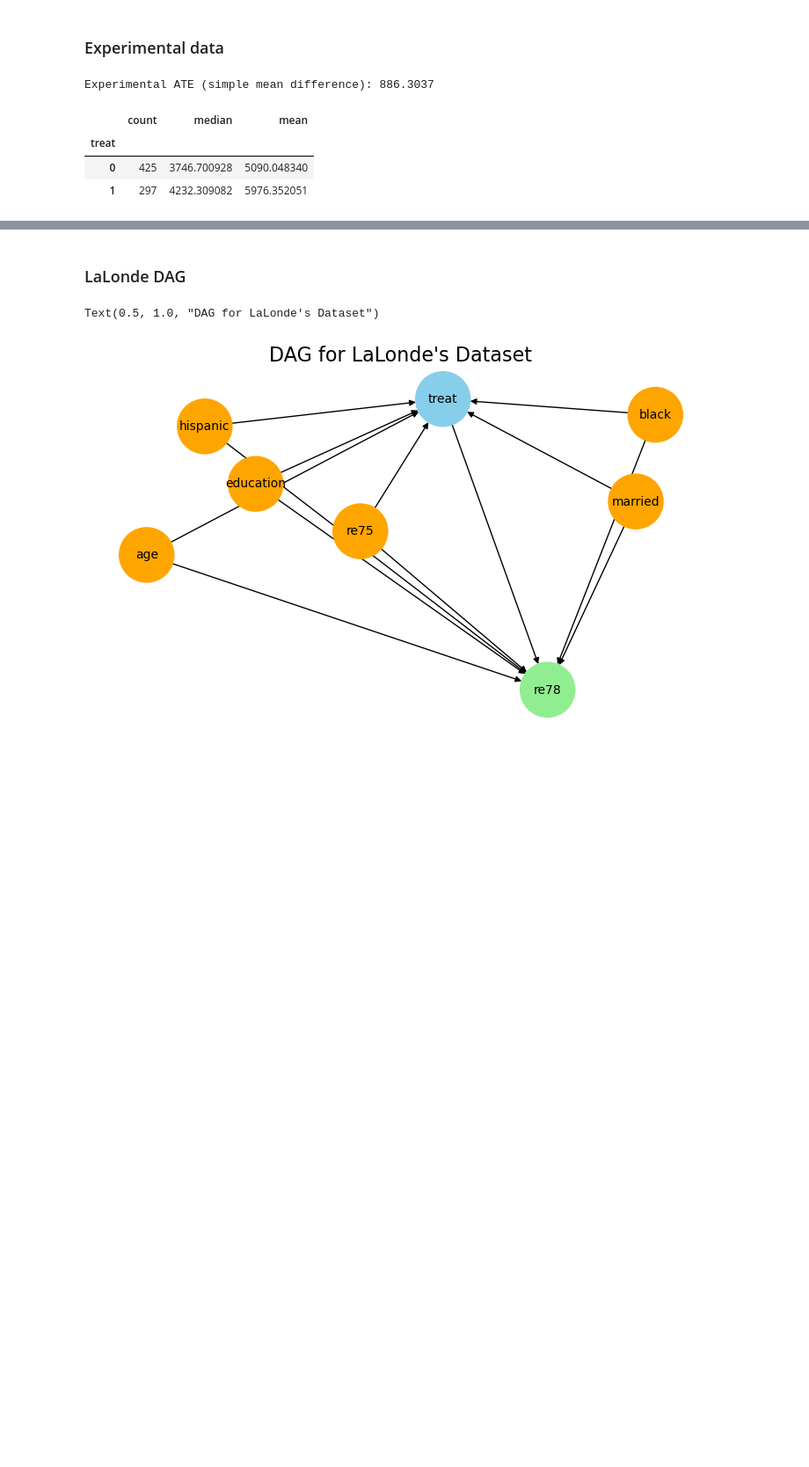
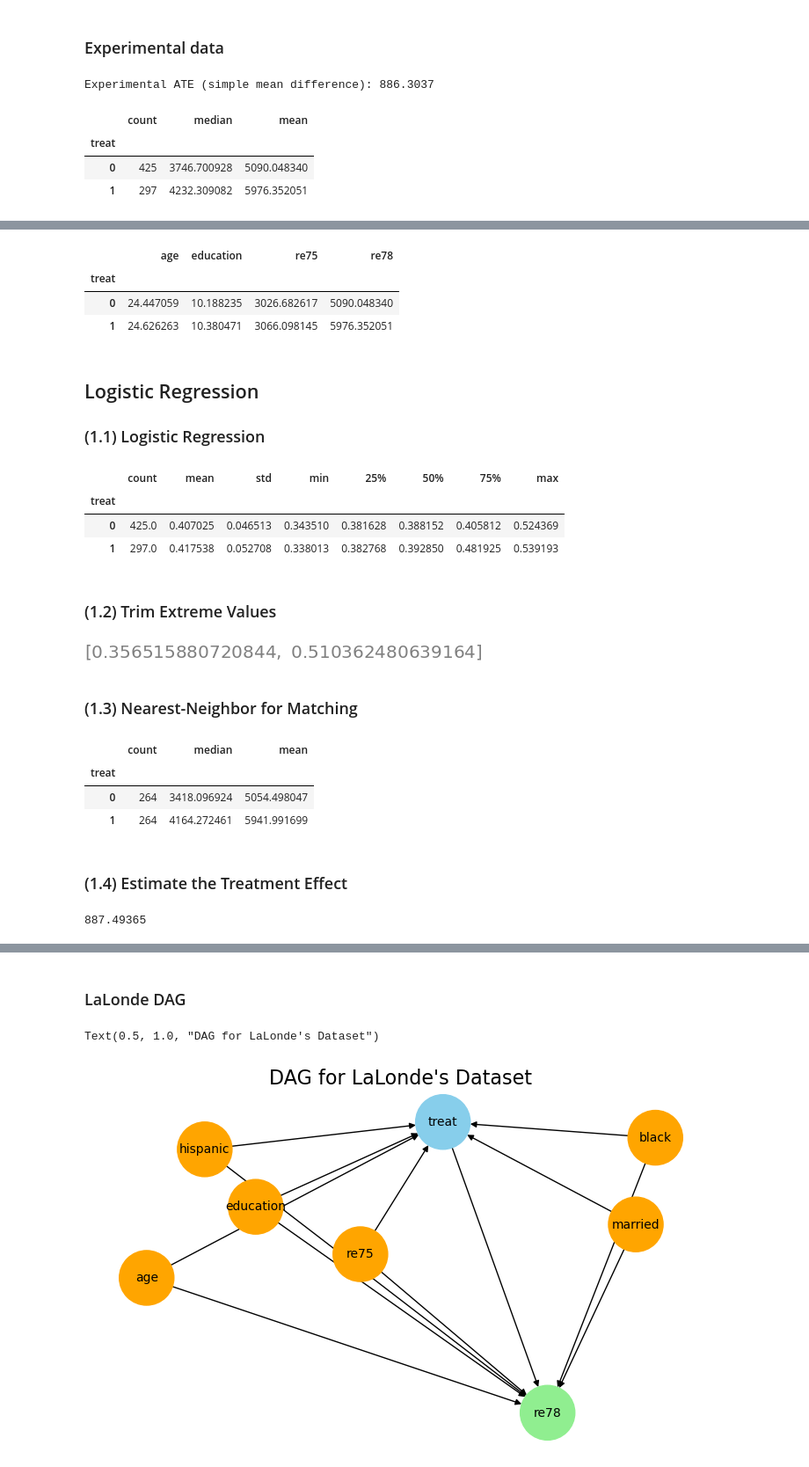
Before and after one commit to dataman-git/causal_inference, a Jupyter notebook: Ch04_DoWhy_PSM_LaLonde.ipynb, the cells around one changed output, grey strips where cells are left out. Shown at 88% size. Cells and saved outputs as stored; diff of their text form; code cells hidden in the pictures; blank space fills up the shorter version.

```diff
--- a/Ch04_DoWhy_PSM_LaLonde.ipynb
+++ b/Ch04_DoWhy_PSM_LaLonde.ipynb
@@ -321,10 +11,11 @@ Access via JSTOR or EconPapers entry.
 # %%
 import pandas as pd
 import matplotlib.pyplot as plt
+import seaborn as sns
 from dowhy import CausalModel
 
 # Load datasets
-path = '/Users/chriskuo/Documents/My_documents_all/Book_causal_inference/data/'
+path = '/Book_causal_inference/data/'
 nsw = pd.read_stata(path + "nsw.dta")  # Experimental benchmark
 
 # Compute experimental benchmark using simple mean difference
@@ -353,0 +40,43 @@ data.groupby('treat')['re78'].agg(['count','median','mean'])
+# %%
+nsw.groupby("treat")[["age", "education","re75", "re78"]].mean()
+# %% [output]
+|  | age | education | re75 | re78 |
+| treat |  |  |  |  |
+| 0 | 24.447059 | 10.188235 | 3026.682617 | 5090.048340 |
+| 1 | 24.626263 | 10.380471 | 3066.098145 | 5976.352051 |
+# %% [markdown]
+## Logistic Regression
+
+### (1.1) Logistic Regression
+# %%
+from sklearn.linear_model import LogisticRegression
+
+covariates = [
+    "age", "education", "black", "hispanic",
+    "married", "nodegree",'re75']
+
+X = nsw[covariates]
+T = nsw["treat"]
+
+ps_model = LogisticRegression(max_iter=1000)
+ps_model.fit(X, T)
+
+nsw["pscore"] = ps_model.predict_proba(X)[:, 1]
+nsw.groupby("treat")["pscore"].describe()
+# %% [output]
+|  | count | mean | std | min | 25% | 50% | 75% | max |
+| treat |  |  |  |  |  |  |  |  |
+| 0 | 425.0 | 0.407025 | 0.046513 | 0.343510 | 0.381628 | 0.388152 | 0.405812 | 0.524369 |
+| 1 | 297.0 | 0.417538 | 0.052708 | 0.338013 | 0.382768 | 0.392850 | 0.481925 | 0.539193 |
+# %% [markdown]
+### (1.2) Trim Extreme Values
+# %%
+lower = nsw.loc[nsw["treat"] == 1, "pscore"].quantile(0.05) #min()
+upper = nsw.loc[nsw["treat"] == 0, "pscore"].quantile(0.95) #max()
+nsw_cs = nsw[(nsw["pscore"] >= lower) & (nsw["pscore"] <= upper)]
+# %%
+[lower, upper]
+# %% [output]
+[figure, added]
+# %% [markdown]
+### (1.3) Nearest-Neighbor for Matching
@@ -353,0 +99,18 @@ data.groupby('treat')['re78'].agg(['count','median','mean'])
+# %%
+matched_data.groupby('treat')['re78'].agg(['count','median','mean'])
+# %% [output]
+|  | count | median | mean |
+| treat |  |  |  |
+| 0 | 264 | 3418.096924 | 5054.498047 |
+| 1 | 264 | 4164.272461 | 5941.991699 |
+# %% [markdown]
+### (1.4) Estimate the Treatment Effect
+# %%
+att = (
+    matched_data[matched_data["treat"] == 1]["re78"].mean()
+    - matched_data[matched_data["treat"] == 0]["re78"].mean()
+)
+
+att
+# %% [output]
+887.49365
```
Also changed, not shown: parts of 39 cells of this notebook.
